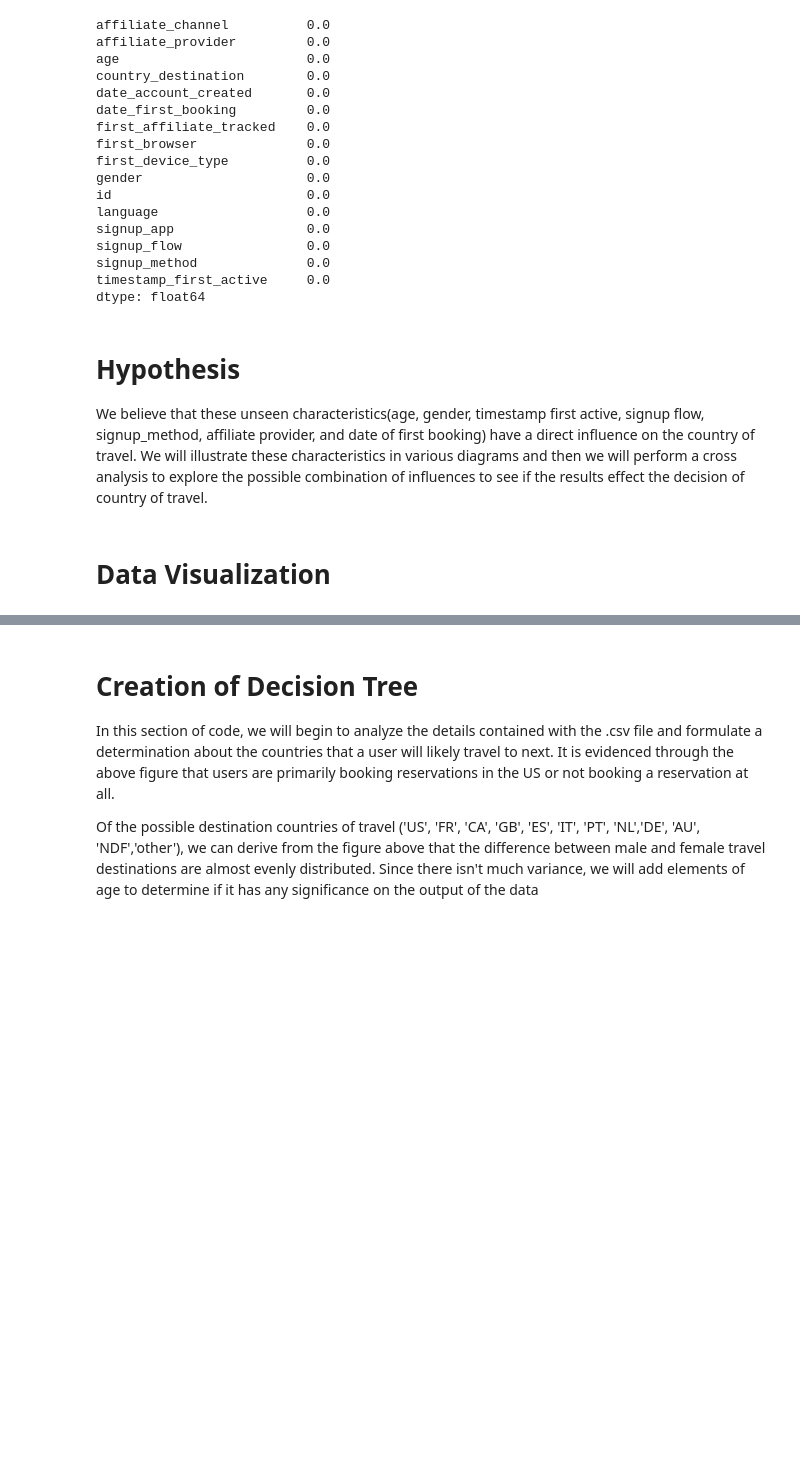
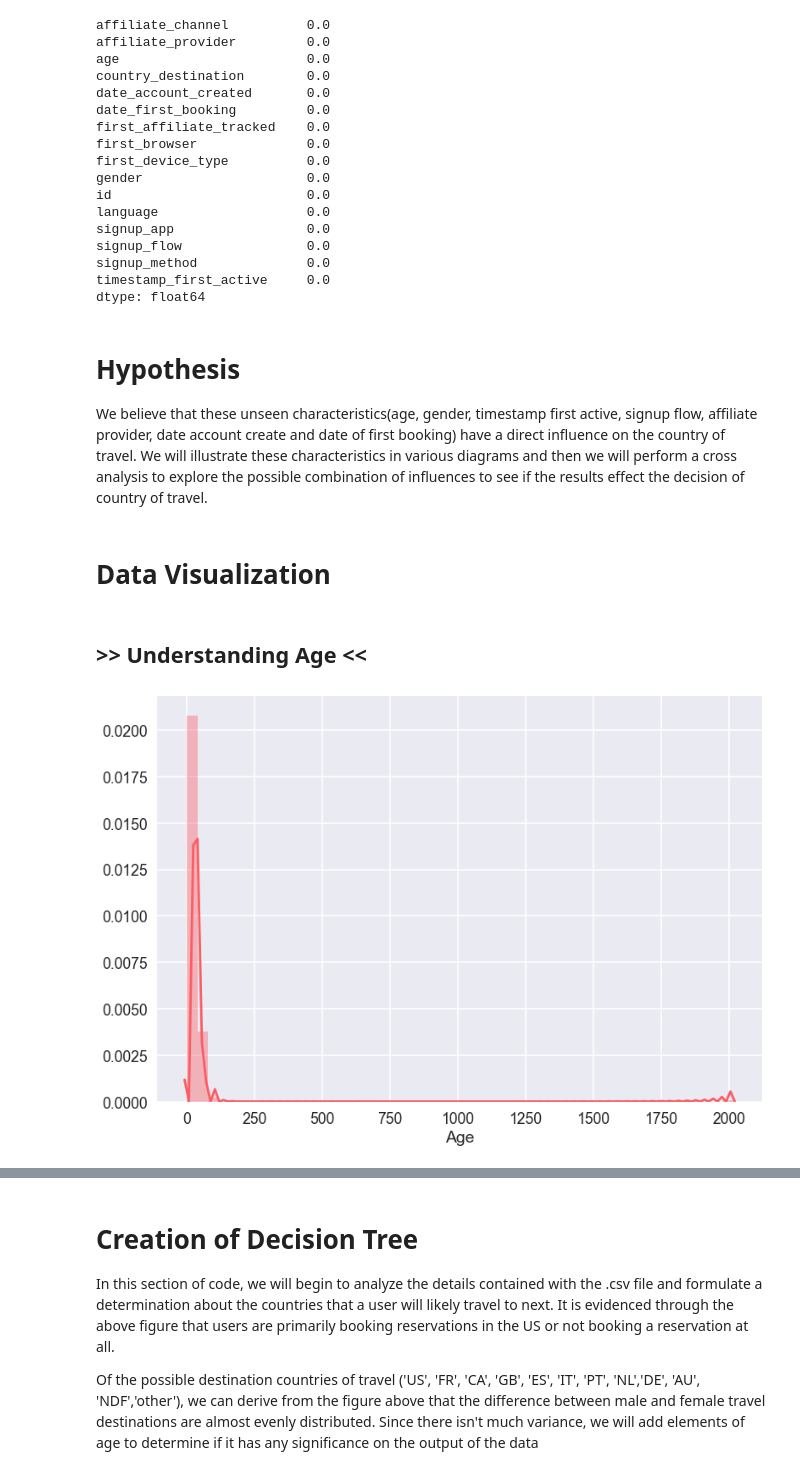
Before and after one commit to ttran48/Airbnb-Predictive-Analysis, a Jupyter notebook: Airbnb New User Bookings.ipynb, the cells around one changed output, grey strips where cells are left out. Drawn from its saved outputs; the diff is of its cells as text; code cells hidden in the pictures; blank space fills up the shorter version.

```diff
--- a/Airbnb New User Bookings.ipynb
+++ b/Airbnb New User Bookings.ipynb
@@ -32,13 +30,16 @@ We will also show the different sub-steps that can be taken to reach the present
 
 As we begin the study, we first need to ensure that the datasets are clean and that all irrelevant parts are removed or filled correctly.
 # %%
+# special IPython command to prepare the notebook for matplotlib
+%matplotlib inline
+
 import numpy as np # library for working with Arrays
 import pandas as pd # makes working with data tables easier
 import matplotlib.pyplot as plt # module for plotting
 import seaborn as sns #
 
-# special IPython command to prepare the notebook for matplotlib
-%matplotlib inline
+# set figure aesthetics
+sns.set_context("poster", font_scale=1.1)
 
 # Load the data into DataFrames
 train_users = pd.DataFrame(pd.read_csv("train_users_2.csv")) # Use the training set to build model
@@ -236,6 +237,14 @@ dtype: float64
 # %% [markdown]
 # Hypothesis
 
-We believe that these unseen characteristics(age, gender, timestamp first active, signup flow, signup_method, affiliate provider, and date of first booking) have a direct influence on the country of travel. We will illustrate these characteristics in various diagrams and then we will perform a cross analysis to explore the possible combination of influences to see if the results effect the decision of country of travel.
+We believe that these unseen characteristics(age, gender, timestamp first active, signup flow, affiliate provider, date account create and date of first booking) have a direct influence on the country of travel. We will illustrate these characteristics in various diagrams and then we will perform a cross analysis to explore the possible combination of influences to see if the results effect the decision of country of travel.
 # %% [markdown]
 # Data Visualization
+# %% [markdown]
+## >> Understanding Age <<
+# %%
+sns.distplot(users.age.dropna(), color='#FD5C64')
+plt.xlabel('Age')
+sns.despine()
+# %% [output]
+[figure, added]
```
Also changed, not shown: parts of 24 cells of this notebook.
